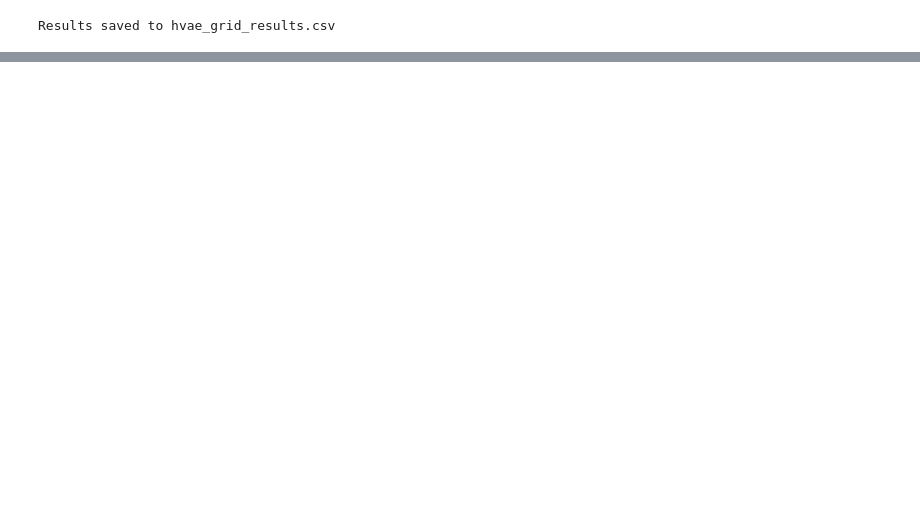
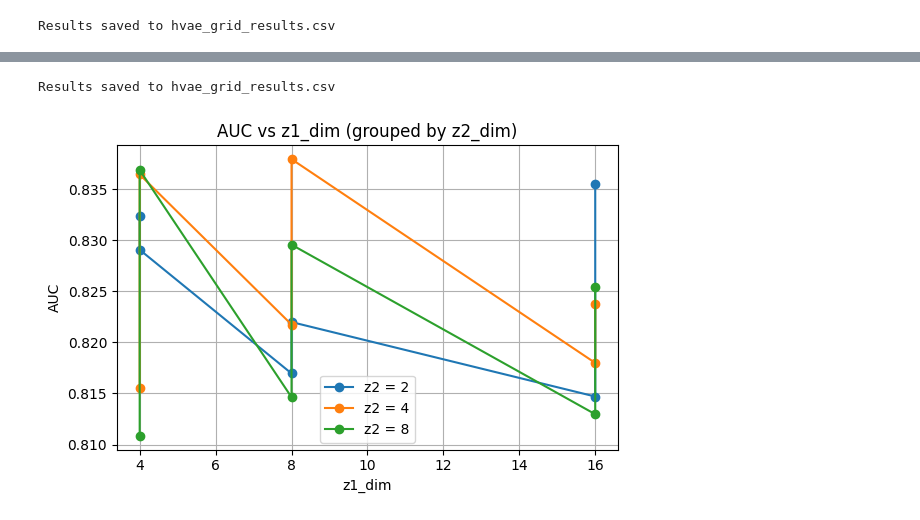
Before and after one commit to apekshapdl/vae, a Jupyter notebook: cardio_hvae.ipynb, the cells around one changed output, grey strips where cells are left out. Cells and saved outputs as stored; diff of their text form; code cells hidden in the pictures; blank space fills up the shorter version.

```diff
--- a/cardio_hvae.ipynb
+++ b/cardio_hvae.ipynb
@@ -345,0 +345,4 @@ Top 5 configurations by AUC:
+# %%
+filepath = "Asatellite.npz"
+
+data = np.load(filepath)
@@ -345,0 +363,16 @@ Top 5 configurations by AUC:
+# %%
+X_train = data["x"]
+X_test = data["tx"]
+y_test = data["ty"]
+input_dim = X_train.shape[1]
+
+results = train_models(
+    X_train=X_train,
+    X_test=X_test,
+    y_test=y_test,
+    input_dim=input_dim,
+    z1_list=[4, 8, 16],
+    z2_list=[2, 4, 8],
+    epoch_list=[100, 200],
+    optimizer_type="adam"
+)
@@ -345,0 +398,24 @@ Top 5 configurations by AUC:
+# %%
+df_results = pd.DataFrame(results)
+df_results.to_csv("hvae_grid_results.csv", index=False)
+
+print("Results saved to hvae_grid_results.csv")
+# %% [output]
+Results saved to hvae_grid_results.csv
+# %%
+import matplotlib.pyplot as plt
+
+# AUC vs z1_dim
+plt.figure(figsize=(6, 4))
+for z2 in sorted(df_results['z2_dim'].unique()):
+    subset = df_results[df_results['z2_dim'] == z2]
+    plt.plot(subset['z1_dim'], subset['auc'], marker='o', label=f'z2 = {z2}')
+plt.xlabel("z1_dim")
+plt.ylabel("AUC")
+plt.title("AUC vs z1_dim (grouped by z2_dim)")
+plt.legend()
+plt.grid(True)
+plt.tight_layout()
+plt.show()
+# %% [output]
+[figure, added]
```
Also changed, not shown: parts of 13 cells of this notebook, 1 other file.
